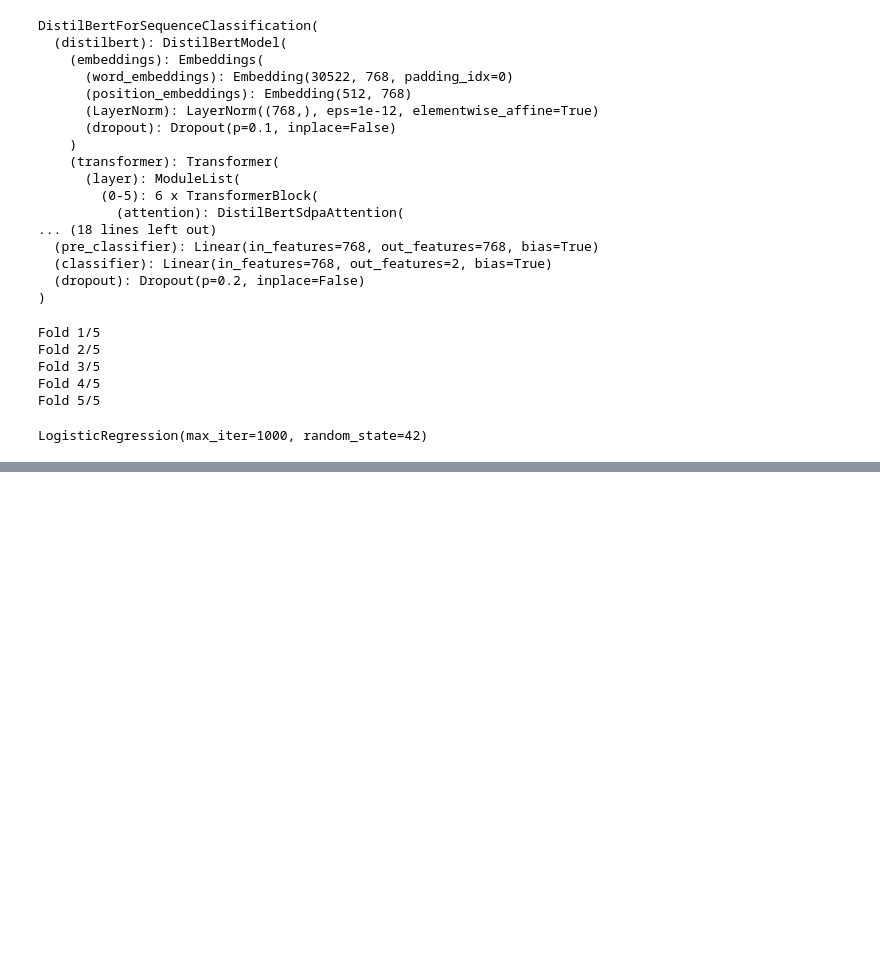
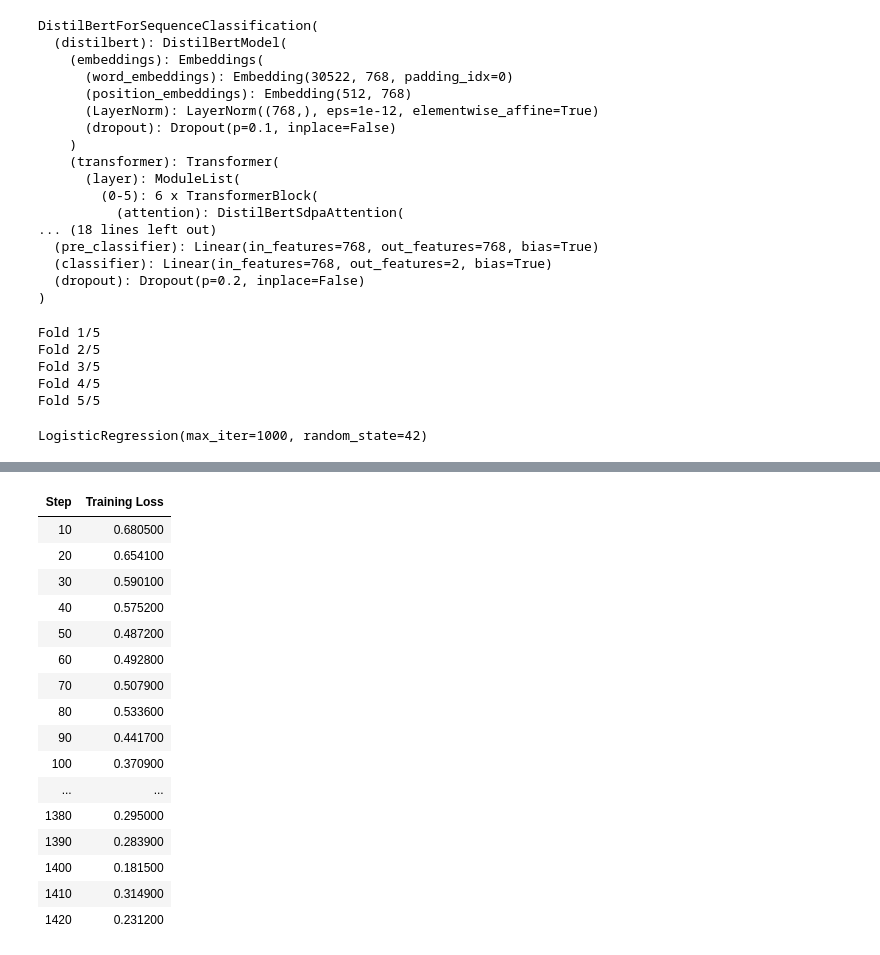
Before and after one commit to Jordan-Nicholas-Spencer/kaggle-tweet-classifier, a Jupyter notebook: stacking-models/modular_ensemble.ipynb, the cells around one changed output, grey strips where cells are left out. Cells and saved outputs as stored; diff of their text form; code cells hidden in the pictures; blank space fills up the shorter version.

Commit message:
retrains the base models before final test

```diff
--- a/stacking-models/modular_ensemble.ipynb
+++ b/stacking-models/modular_ensemble.ipynb
@@ -164,0 +169,19 @@ Confusion Matrix:
+# %%
+# Retrain Logistic Regression
+lr_model_full = LogisticRegression(max_iter=1000, random_state=42)
+lr_model_full.fit(tfidf_train, labels)
+
+# Retrain Random Forest
+from sklearn.ensemble import RandomForestClassifier
+rf_model_full = RandomForestClassifier(n_estimators=100, random_state=42)
+rf_model_full.fit(tfidf_train, labels)
+
+# Retrain XGBoost
+from xgboost import XGBClassifier
+xgb_model_full = XGBClassifier(use_label_encoder=False, eval_metric='logloss', random_state=42)
+xgb_model_full.fit(full_train_features, labels)
+
+# Retrain SVM
+from sklearn.svm import SVC
+svm_model_full = SVC(probability=True, random_state=42)
+svm_model_full.fit(tfidf_train, labels)
@@ -164,0 +226,44 @@ Confusion Matrix:
+# %%
+# Load tokenizer and model
+tokenizer = DistilBertTokenizerFast.from_pretrained("distilbert-base-uncased")
+model = DistilBertForSequenceClassification.from_pretrained("distilbert-base-uncased", num_labels=2)
+model.to(device)
+
+# Prepare Dataset
+dataset = Dataset.from_dict({
+    'text': texts,
+    'labels': labels
+})
+
+# Tokenize
+def tokenize_function(batch):
+    return tokenizer(batch['text'], padding="max_length", truncation=True, max_length=128)
+
+tokenized_dataset = dataset.map(tokenize_function, batched=True)
+tokenized_dataset.set_format(type='torch', columns=['input_ids', 'attention_mask', 'labels'])
+
+# Training arguments
+training_args = TrainingArguments(
+    output_dir="./finetuned_bert_full",
+    eval_strategy="no",
+    save_strategy="no",
+    learning_rate=2e-5,
+    per_device_train_batch_size=16,
+    num_train_epochs=3,
+    weight_decay=0.01,
+    logging_dir="./logs",
+    logging_steps=10,
+    fp16=torch.cuda.is_available(),
+    report_to="none"
+)
+
+# Trainer
+trainer = Trainer(
+    model=model,
+    args=training_args,
+    train_dataset=tokenized_dataset,
+)
+
+# Train
+trainer.train()
+# %% [output]
@@ -164,0 +273,17 @@ Confusion Matrix:
+| Step | Training Loss |
+| 10 | 0.680500 |
+| 20 | 0.654100 |
+| 30 | 0.590100 |
+| 40 | 0.575200 |
+| 50 | 0.487200 |
+| 60 | 0.492800 |
+| 70 | 0.507900 |
+| 80 | 0.533600 |
+| 90 | 0.441700 |
+| 100 | 0.370900 |
+| ... | ... |
+| 1380 | 0.295000 |
+| 1390 | 0.283900 |
+| 1400 | 0.181500 |
+| 1410 | 0.314900 |
+| 1420 | 0.231200 |
```
Also changed, not shown: parts of 8 cells of this notebook.
